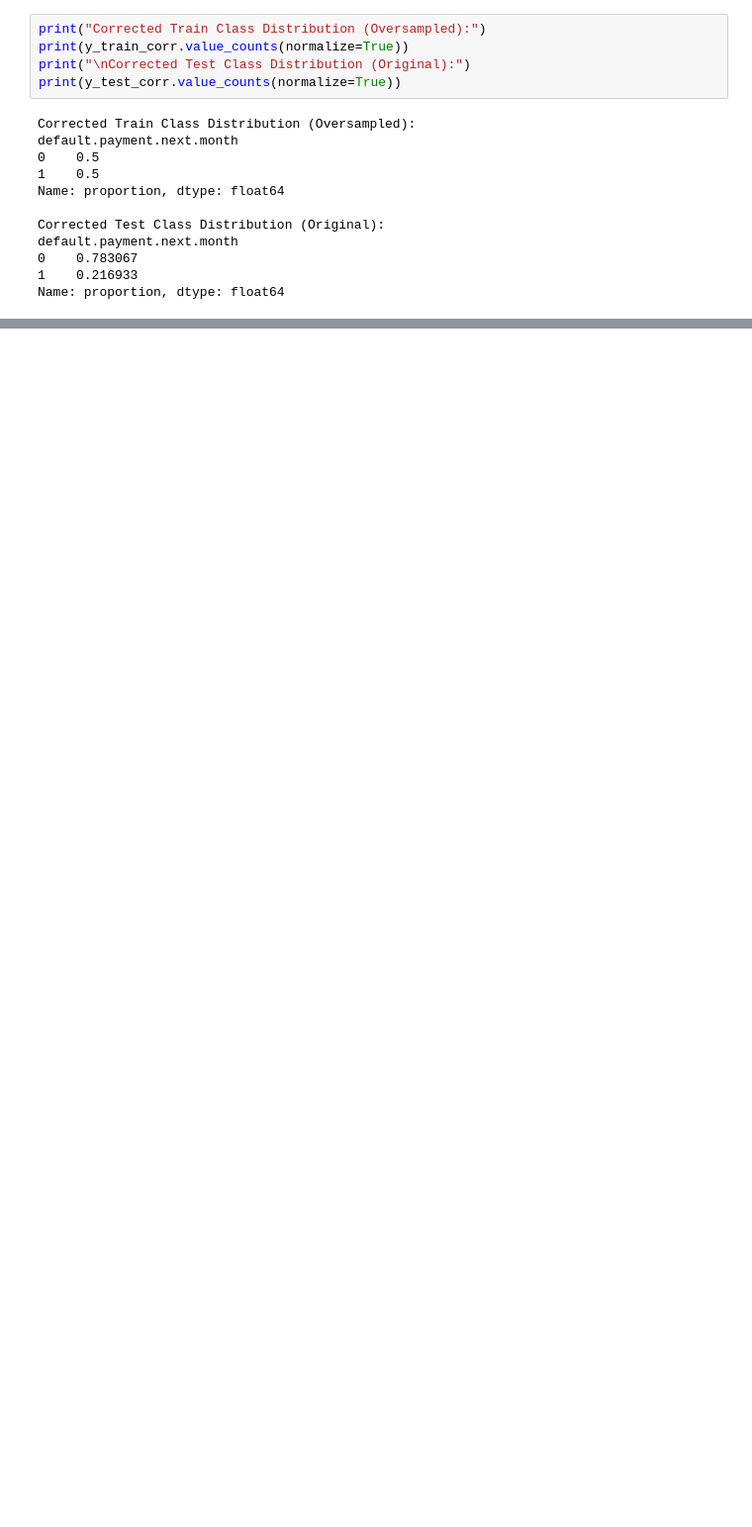
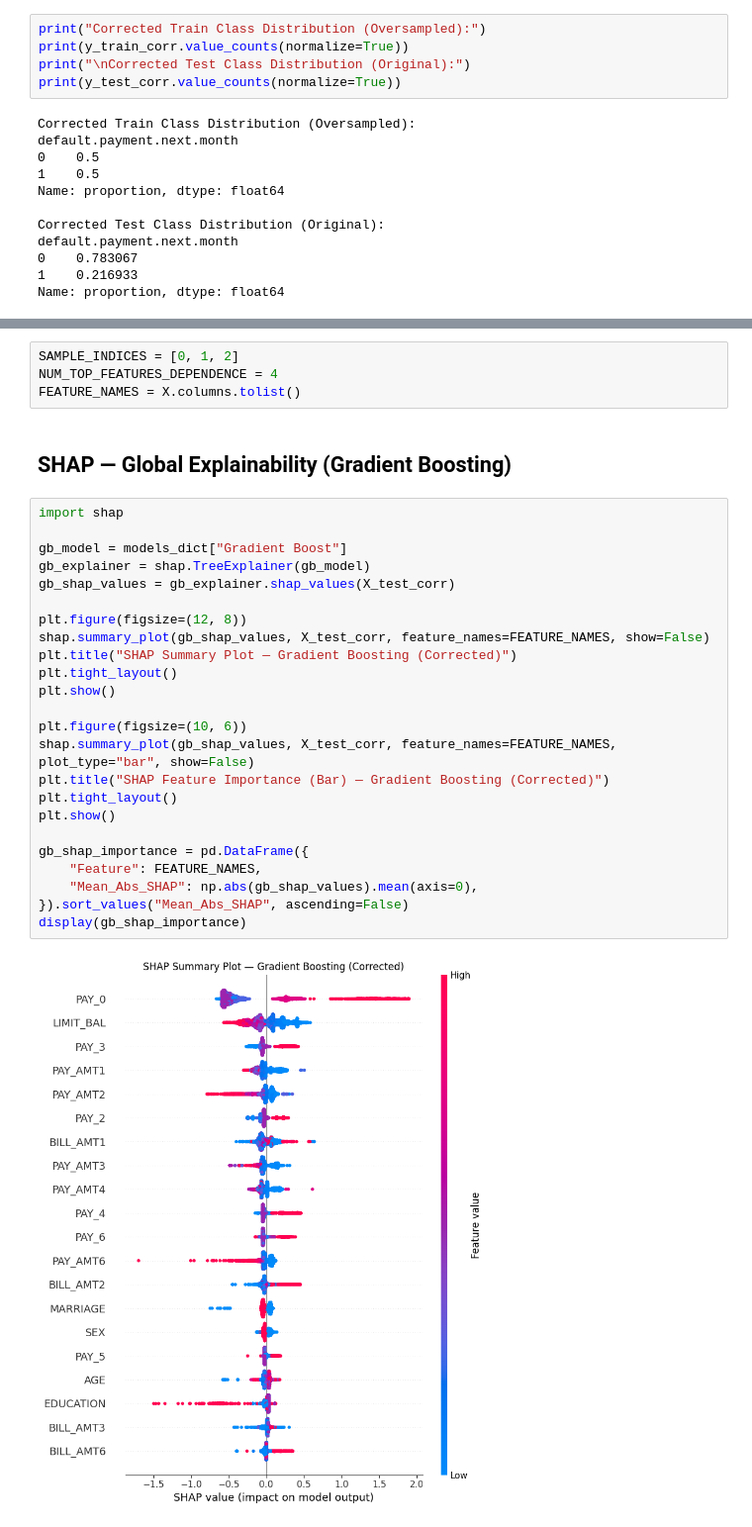
Before and after one commit to Tashya924/ML-research-on-credit-risk-analysis, a Jupyter notebook: ml_credit_report_intern.ipynb, the cells around one changed output, grey strips where cells are left out. Shown at 99% size. Saved outputs shown, nothing was run; the diff lists cells and outputs as text; blank space fills up the shorter version.

```diff
--- a/ml_credit_report_intern.ipynb
+++ b/ml_credit_report_intern.ipynb
@@ -430,0 +500,32 @@ plot_confusion_matrices(res_df, models_dict)
+# %%
+SAMPLE_INDICES = [0, 1, 2]
+NUM_TOP_FEATURES_DEPENDENCE = 4
+FEATURE_NAMES = X.columns.tolist()
+# %% [markdown]
+## SHAP — Global Explainability (Gradient Boosting)
+# %%
+import shap
+
+gb_model = models_dict["Gradient Boost"]
+gb_explainer = shap.TreeExplainer(gb_model)
+gb_shap_values = gb_explainer.shap_values(X_test_corr)
+
+plt.figure(figsize=(12, 8))
+shap.summary_plot(gb_shap_values, X_test_corr, feature_names=FEATURE_NAMES, show=False)
+plt.title("SHAP Summary Plot — Gradient Boosting (Corrected)")
+plt.tight_layout()
+plt.show()
+
+plt.figure(figsize=(10, 6))
+shap.summary_plot(gb_shap_values, X_test_corr, feature_names=FEATURE_NAMES, plot_type="bar", show=False)
+plt.title("SHAP Feature Importance (Bar) — Gradient Boosting (Corrected)")
+plt.tight_layout()
+plt.show()
+
+gb_shap_importance = pd.DataFrame({
+    "Feature": FEATURE_NAMES,
+    "Mean_Abs_SHAP": np.abs(gb_shap_values).mean(axis=0),
+}).sort_values("Mean_Abs_SHAP", ascending=False)
+display(gb_shap_importance)
+# %% [output]
+[figure, added]
```
Also changed, not shown: parts of 32 cells of this notebook.
